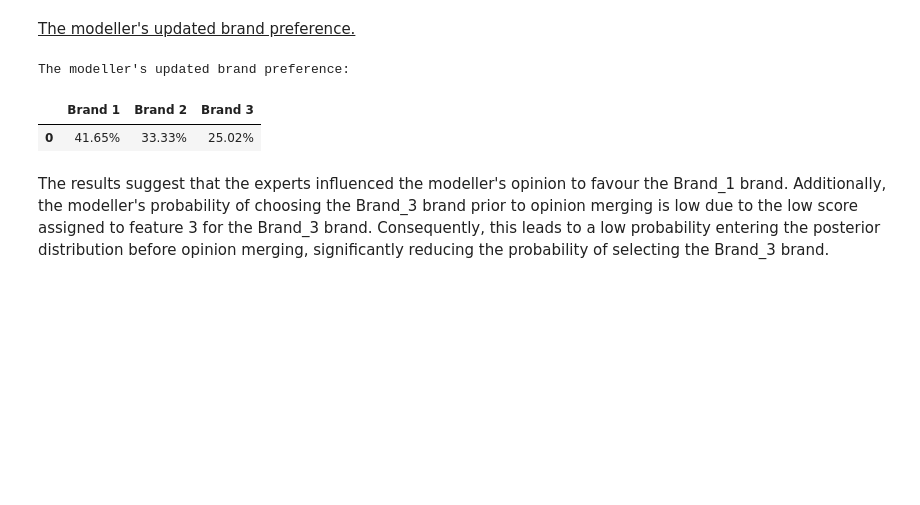
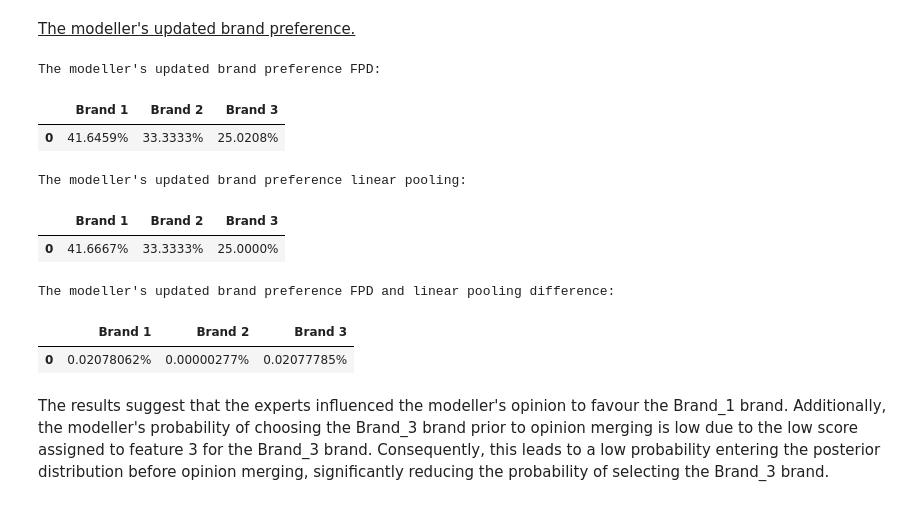
Before and after one commit to Ruzejjur/Targeted-trust-based-merging-of-customers-opinions-Experiments, a Jupyter notebook: code/main.ipynb, the cells around one changed output. Saved outputs shown, nothing was run; the diff lists cells and outputs as text; code cells hidden in the pictures; blank space fills up the shorter version.

Commit message:
Added result diff calculation
Also moved some plots to helper function script.

```diff
--- a/code/main.ipynb
+++ b/code/main.ipynb
@@ -87,6 +87,10 @@ auxiliary = import_and_reload('auxiliary', auxiliary_path)
 # Add and import testing script
 testing_path = os.path.abspath(os.path.join(working_directory, 'code', 'auxiliary'))
 testing = import_and_reload('testing', testing_path)
+
+# Add and import testing script
+helper_path = os.path.abspath(os.path.join(working_directory, 'code', 'auxiliary'))
+helper_functions = import_and_reload('helper_functions', testing_path)
 # %% [markdown]
 # Simulated examples
 
@@ -356,7 +360,7 @@ plt.show()
 # Running the simulated example from the auxiliary module
 
 # Call the simulated_example function with the provided parameters
-_, primary_modeller_posterior_updated = auxiliary.simulated_example(
+primary_modeler_posterior_updated_lin_pool, primary_modeller_posterior_updated_FPD = auxiliary.simulated_example(
     primary_modeller_scores,  # Initial scores given by the modeller
     opinion_certainty_array,  # Certainty of the modeller's opinions
     apply_certainty,  # Flag to apply certainty
@@ -398,21 +393,56 @@ plt.show()
 <ins>The modeller's updated brand preference.</ins>
 # %%
 # Round the values and convert them to percentage strings
-primary_modeller_posterior_updated_percent = [f"{value * 100:.2f}%" for value in primary_modeller_posterior_updated]
 
-# Create a DataFrame for the updated posterior percentages
-primary_modeller_posterior_updated_df = pd.DataFrame(
-    [primary_modeller_posterior_updated_percent],    # Percentage values as a list
-    columns=["Brand 1", "Brand 2", "Brand 3"]         # Column labels for the DataFrame
+column_names = ["Brand 1", "Brand 2", "Brand 3"]
+header = "The modeller's updated brand preference FPD:"
+
+df = helper_functions.format_and_display_percentages(
+    primary_modeller_posterior_updated_FPD,
+    column_names,
+    header,
+    decimal_places=4
 )
-
-# Display the DataFrame
-print("The modeller's updated brand preference:")
-primary_modeller_posterior_updated_df
+df
 # %% [output]
-The modeller's updated brand preference:
+The modeller's updated brand preference FPD:
 |  | Brand 1 | Brand 2 | Brand 3 |
-| 0 | 41.65% | 33.33% | 25.02% |
+| 0 | 41.6459% | 33.3333% | 25.0208% |
+# %%
+# Round the values and convert them to percentage strings
+
+column_names = ["Brand 1", "Brand 2", "Brand 3"]
+header = "The modeller's updated brand preference linear pooling:"
+
+df = helper_functions.format_and_display_percentages(
+    primary_modeler_posterior_updated_lin_pool,
+    column_names,
+    header,
+    decimal_places=4
+)
+df
+# %% [output]
+The modeller's updated brand preference linear pooling:
+|  | Brand 1 | Brand 2 | Brand 3 |
+| 0 | 41.6667% | 33.3333% | 25.0000% |
+# %%
+exp_1_brand_preference_dif = np.abs(primary_modeller_posterior_updated_FPD - primary_modeler_posterior_updated_lin_pool)
+
+
+column_names = ["Brand 1", "Brand 2", "Brand 3"]
+header = "The modeller's updated brand preference FPD and linear pooling difference:"
+
+df = helper_functions.format_and_display_percentages(
+    exp_1_brand_preference_dif,
+    column_names,
+    header,
+    decimal_places=8
+)
+df
+# %% [output]
+The modeller's updated brand preference FPD and linear pooling difference:
+|  | Brand 1 | Brand 2 | Brand 3 |
+| 0 | 0.02078062% | 0.00000277% | 0.02077785% |
 # %% [markdown]
 The results suggest that the experts influenced the modeller's opinion to favour the Brand_1 brand. Additionally, the modeller's probability of choosing the Brand_3 brand prior to opinion merging is low due to the low score assigned to feature 3 for the Brand_3 brand.  Consequently, this leads to a low probability entering the posterior distribution before opinion merging, significantly reducing the probability of selecting the Brand_3 brand.
 # %% [markdown]
```
Also changed, not shown: parts of 55 cells of this notebook, 2 other files.
